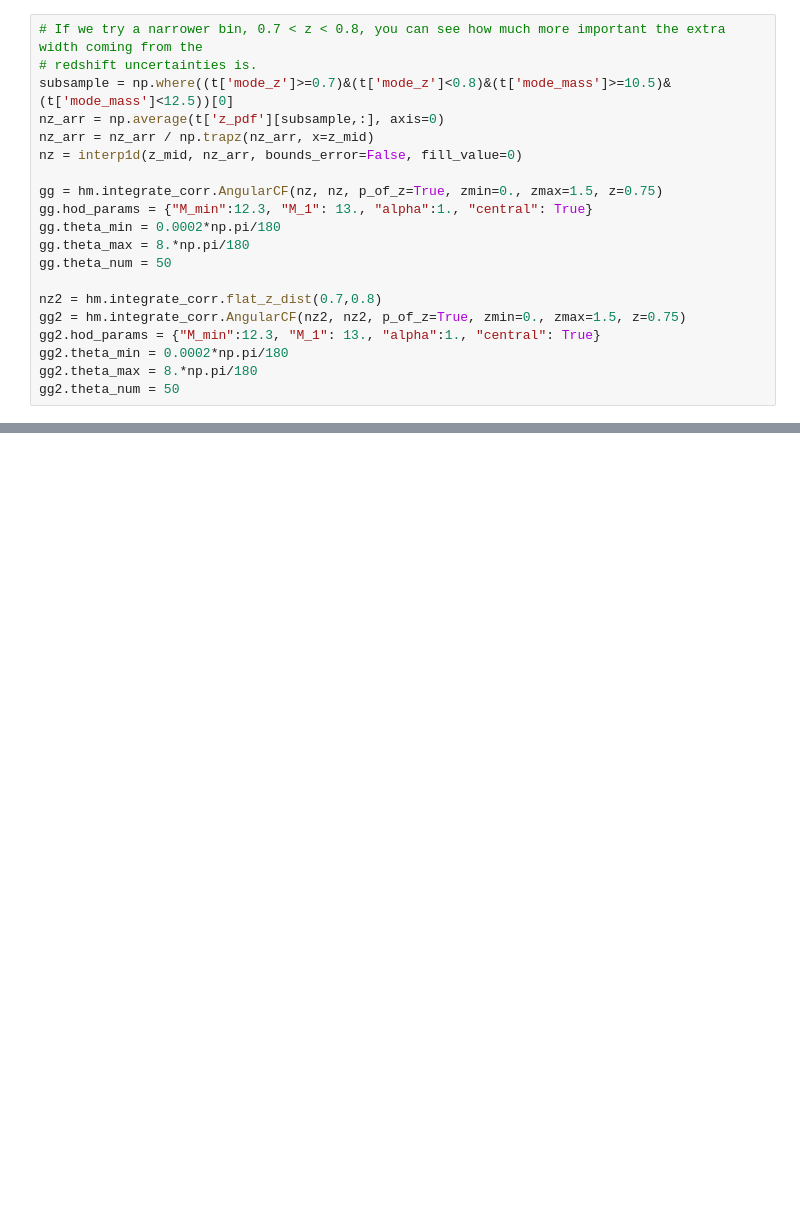
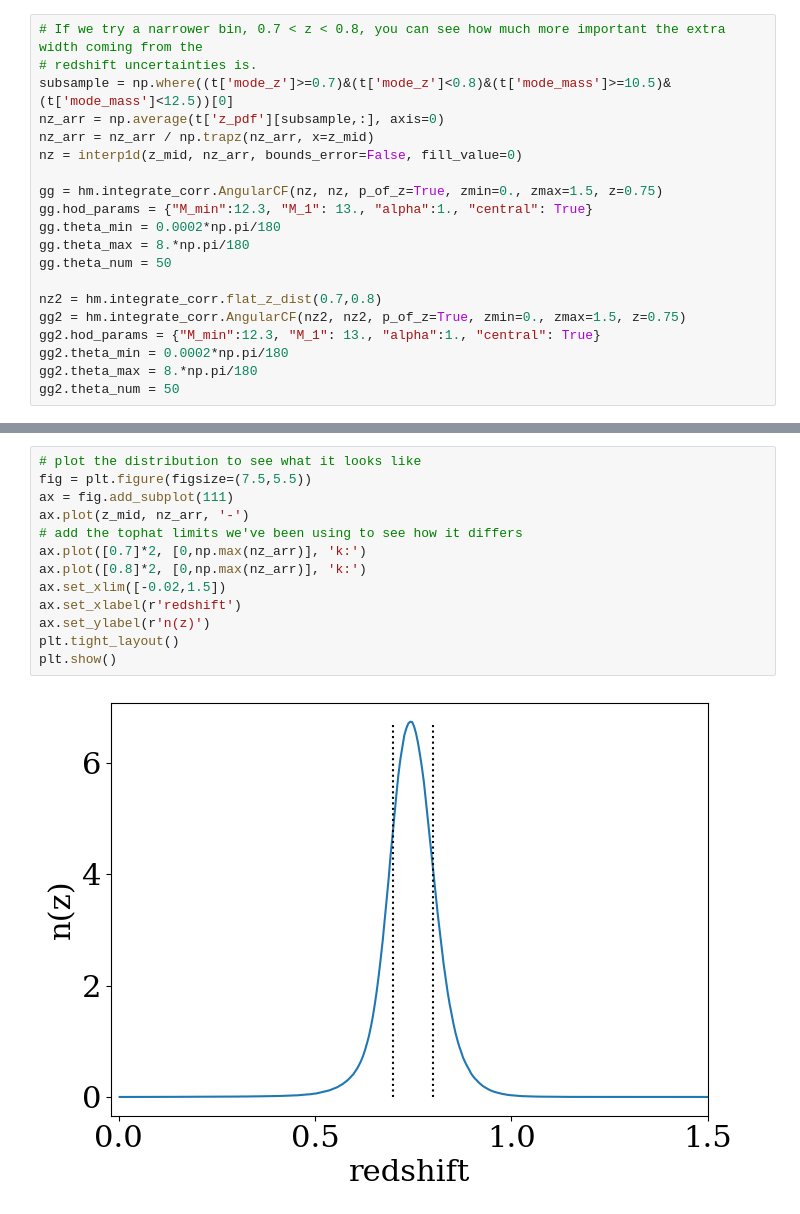
Before and after one commit to OtiliaIrina/Master_Thesis, a Jupyter notebook: New code/nz_example.ipynb, the cells around one changed output, grey strips where cells are left out. Cells and saved outputs as stored; diff of their text form; blank space fills up the shorter version.

```diff
--- a/New code/nz_example.ipynb
+++ b/New code/nz_example.ipynb
@@ -167,0 +198,15 @@ plt.show()
+# %%
+# plot the distribution to see what it looks like
+fig = plt.figure(figsize=(7.5,5.5))
+ax = fig.add_subplot(111)
+ax.plot(z_mid, nz_arr, '-')
+# add the tophat limits we've been using to see how it differs
+ax.plot([0.7]*2, [0,np.max(nz_arr)], 'k:')
+ax.plot([0.8]*2, [0,np.max(nz_arr)], 'k:')
+ax.set_xlim([-0.02,1.5])
+ax.set_xlabel(r'redshift')
+ax.set_ylabel(r'n(z)')
+plt.tight_layout()
+plt.show()
+# %% [output]
+[figure, added]
```
Also changed, not shown: parts of 13 cells of this notebook, 33 other files.
